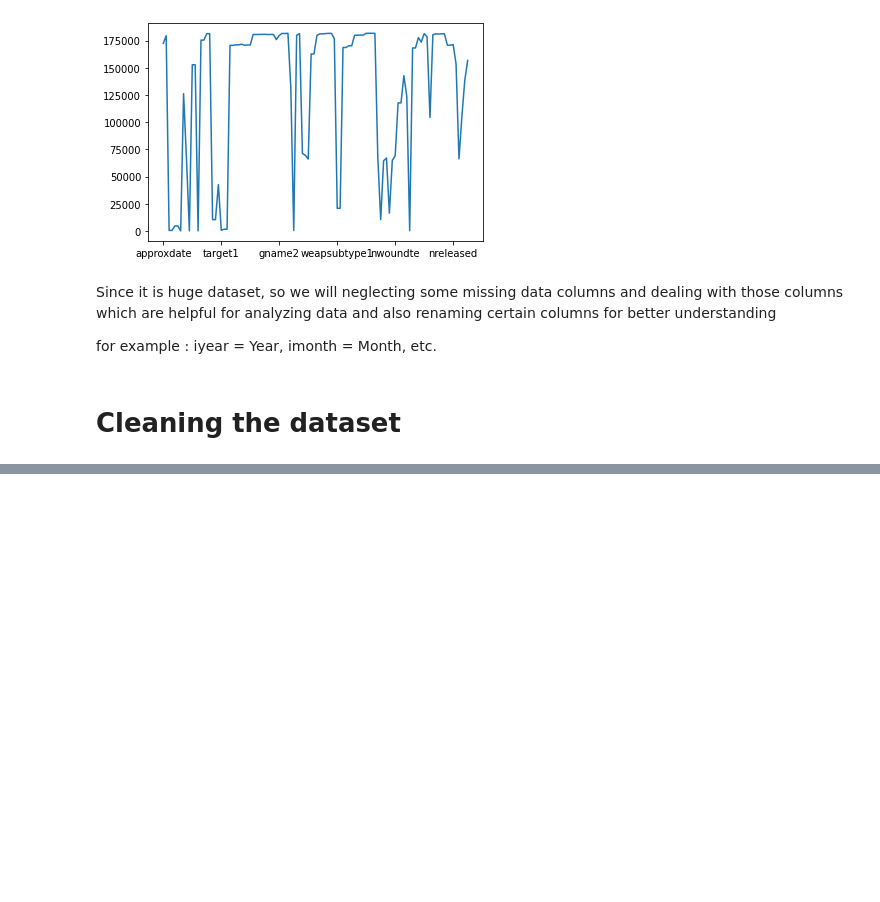
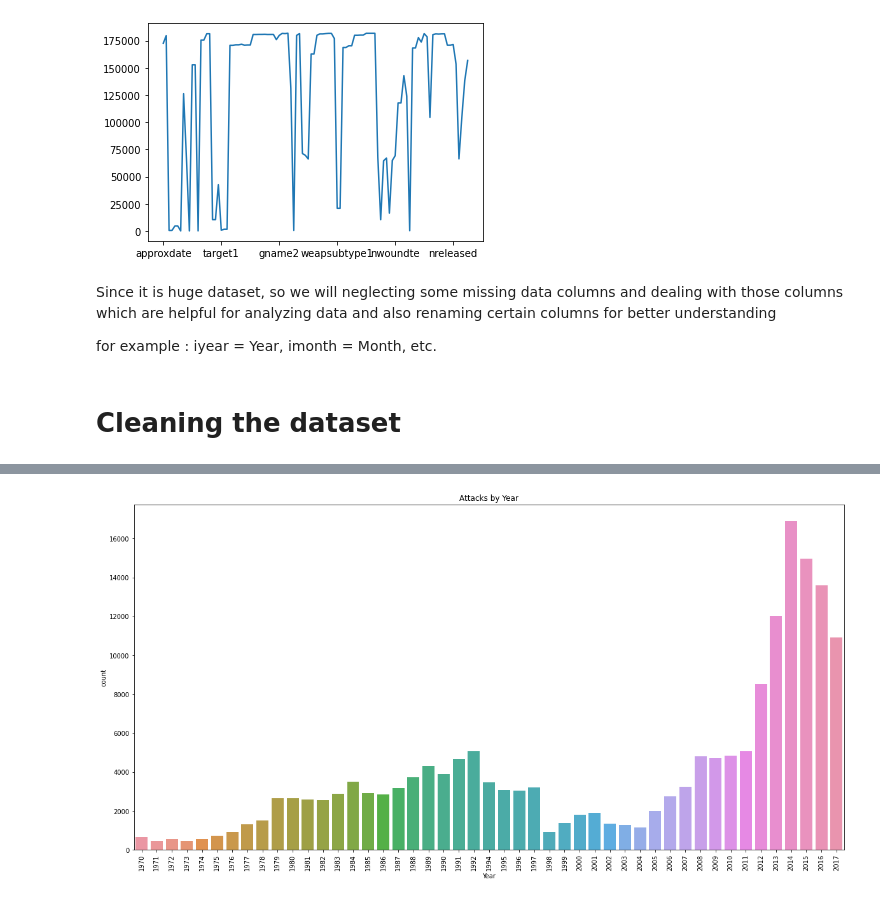
Before and after one commit to firaz-thakur/global-terrorism, a Jupyter notebook: Copy_of_Global_Terrorism_Analysis_Capstone_Project.ipynb, the cells around one changed output, grey strips where cells are left out. Cells and saved outputs as stored; diff of their text form; code cells hidden in the pictures; blank space fills up the shorter version.

```diff
--- a/Copy_of_Global_Terrorism_Analysis_Capstone_Project.ipynb
+++ b/Copy_of_Global_Terrorism_Analysis_Capstone_Project.ipynb
@@ -180,0 +236,7 @@ print("Country with the most attacks:",terror['Country'].value_counts().idxmax()
+# %%
+plt.figure(figsize=(20,10));
+plt.xticks(rotation = 90)
+plt.title('Attacks by Year')
+sns.countplot(x=df.Year);
+# %% [output]
+[figure, added]
```
Also changed, not shown: parts of 29 cells of this notebook.
